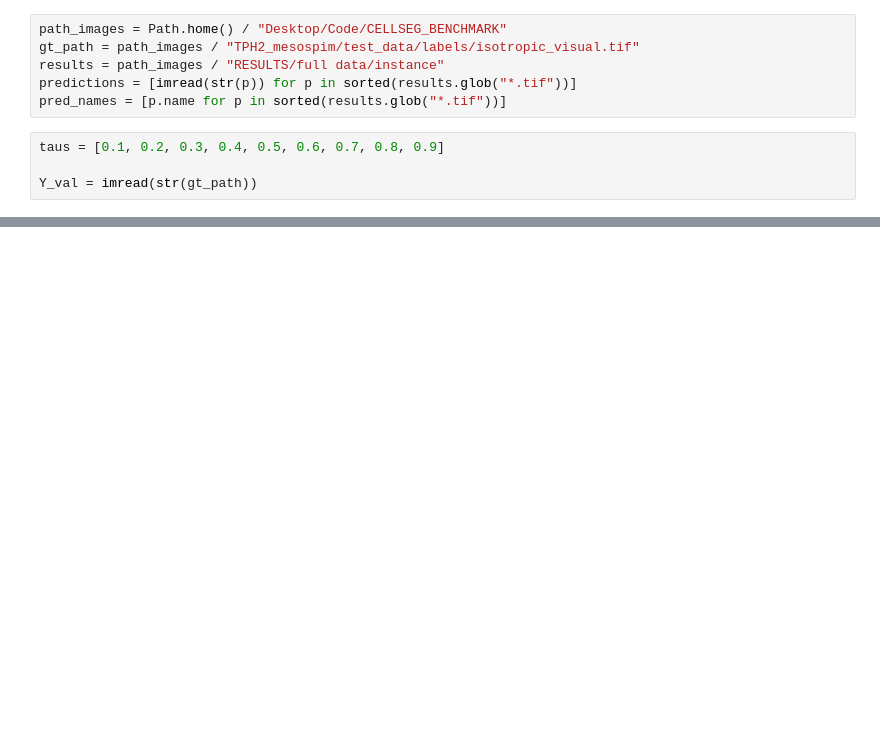
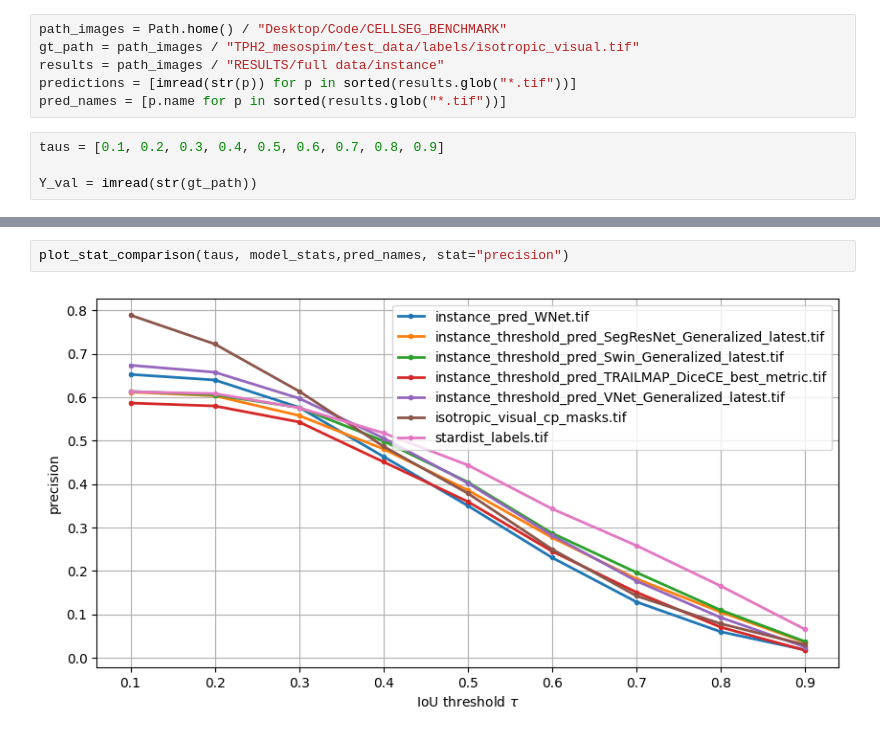
Before and after one commit to C-Achard/stardist, a Jupyter notebook: examples/3D/4_instance_quality.ipynb, the cells around one changed output, grey strips where cells are left out. Saved outputs shown, nothing was run; the diff lists cells and outputs as text; blank space fills up the shorter version.

```diff
--- a/examples/3D/4_instance_quality.ipynb
+++ b/examples/3D/4_instance_quality.ipynb
@@ -43,0 +51,4 @@ Validating on stardist_labels.tif
+# %%
+plot_stat_comparison(taus, model_stats,pred_names, stat="precision")
+# %% [output]
+[figure, added]
```
Also changed, not shown: parts of 8 cells of this notebook, 1 other file.
